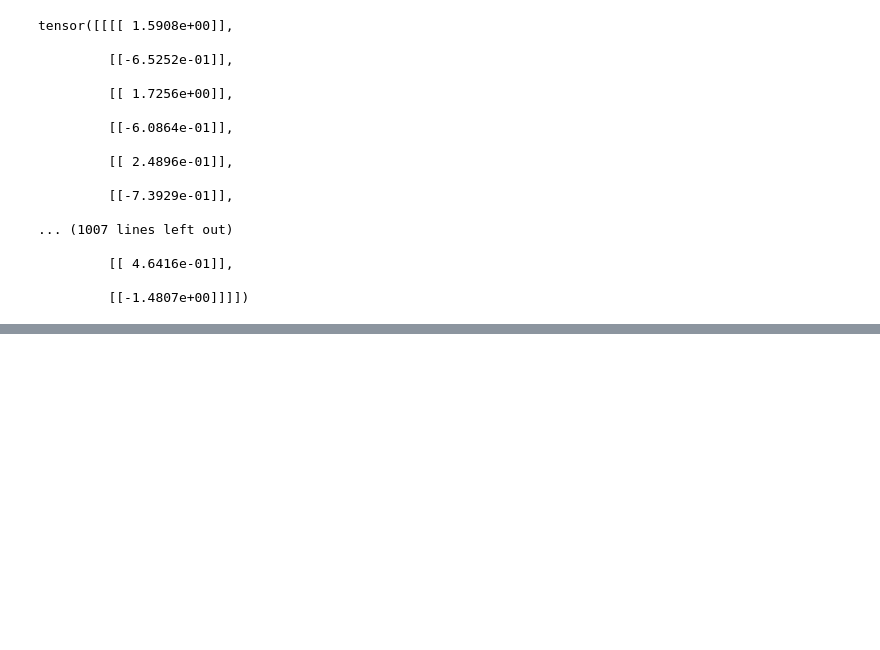
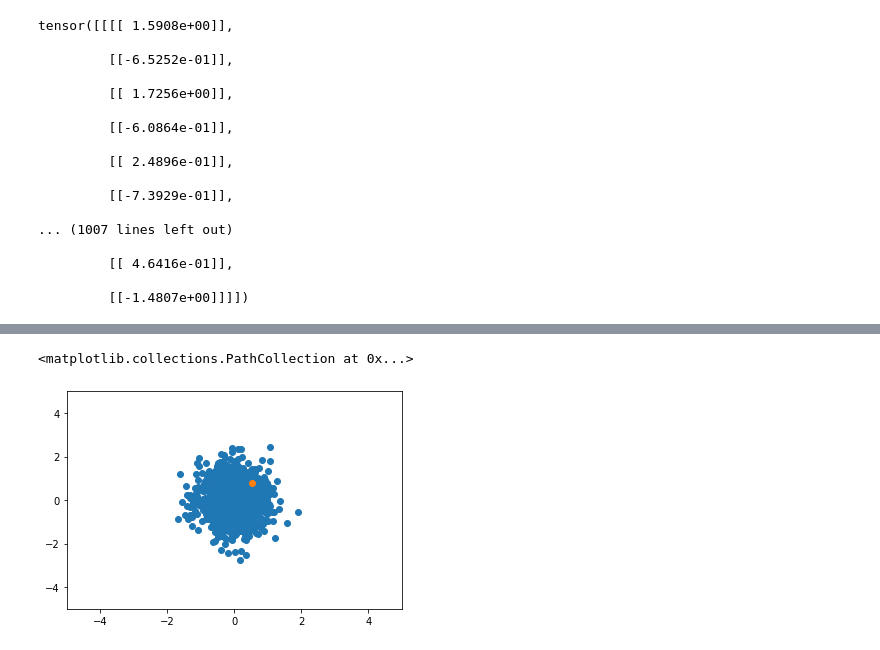
Before and after one commit to TEECOM/this-building-does-not-exist, a Jupyter notebook: ml/python/Testing.ipynb, the cells around one changed output, grey strips where cells are left out. Drawn from its saved outputs; the diff is of its cells as text; code cells hidden in the pictures; blank space fills up the shorter version.

```diff
--- a/ml/python/Testing.ipynb
+++ b/ml/python/Testing.ipynb
@@ -212,0 +214,18 @@ plt.yscale('log')
+# %%
+
+bx, by = torch.randn(2)
+
+xs = []
+ys = []
+
+for i in range(1000):
+    xs += [bx.item() * torch.randn(1).item()]
+    ys += [by.item() * torch.randn(1).item()]
+
+plt.xlim((-5, 5))
+plt.ylim((-5, 5))
+plt.scatter(xs, ys)
+plt.scatter(bx, by)
+# %% [output]
+<matplotlib.collections.PathCollection at 0x...>
+[figure, added]
```
Also changed, not shown: parts of 1 cell of this notebook, 2 other files.
